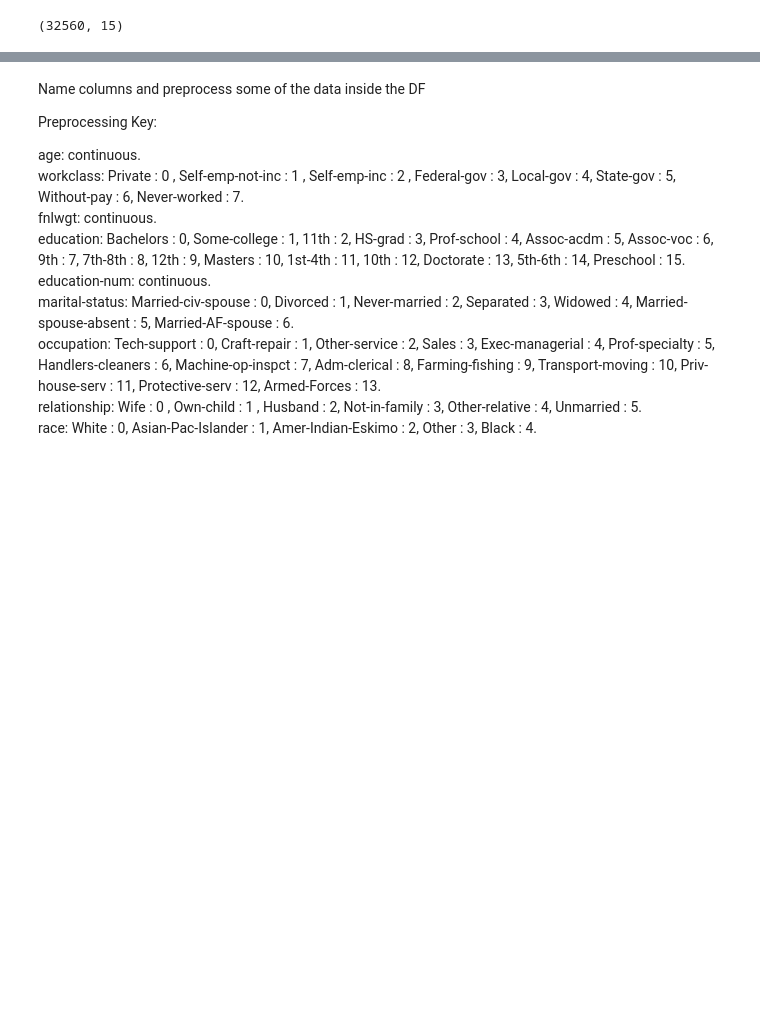
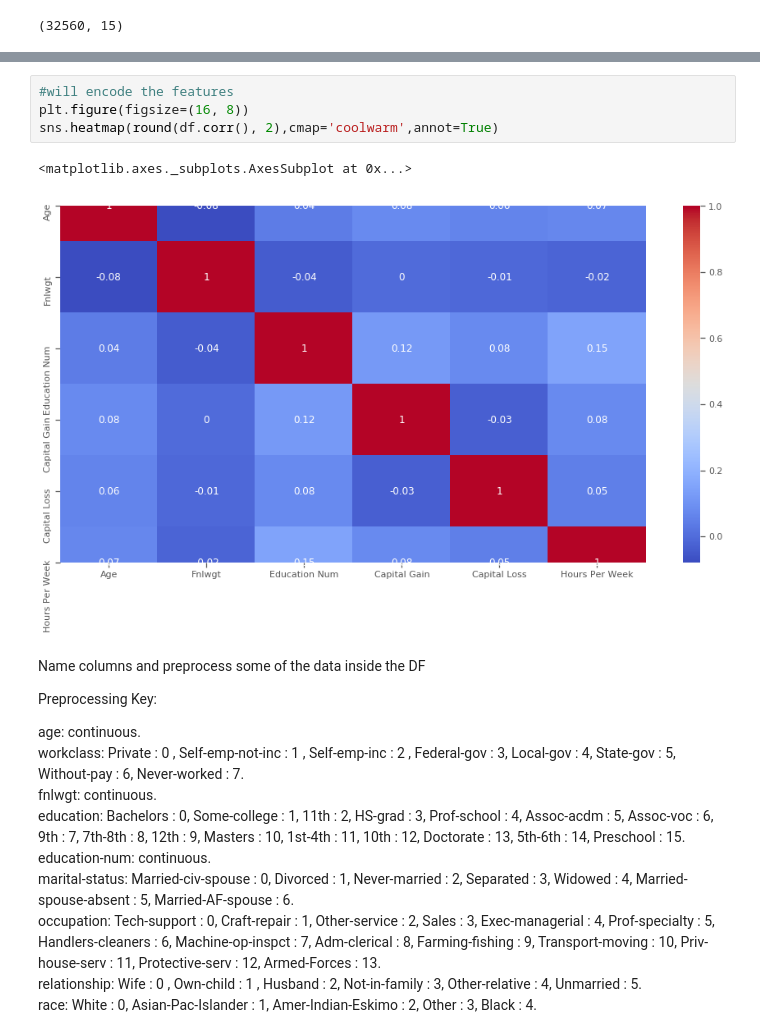
Before and after one commit to rkrishn7/CSE146_Final, a Jupyter notebook: Project.ipynb, the cells around one changed output, grey strips where cells are left out. Drawn from its saved outputs; the diff is of its cells as text; blank space fills up the shorter version.

```diff
--- a/Project.ipynb
+++ b/Project.ipynb
@@ -14,3 +215,10 @@ dataframe.shape
+# %%
+#will encode the features
+plt.figure(figsize=(16, 8))
+sns.heatmap(round(df.corr(), 2),cmap='coolwarm',annot=True)
+# %% [output]
+<matplotlib.axes._subplots.AxesSubplot at 0x...>
+[figure, added]
 # %% [markdown]
 Name columns and preprocess some of the data inside the DF
 
```
Also changed, not shown: parts of 13 cells of this notebook.
